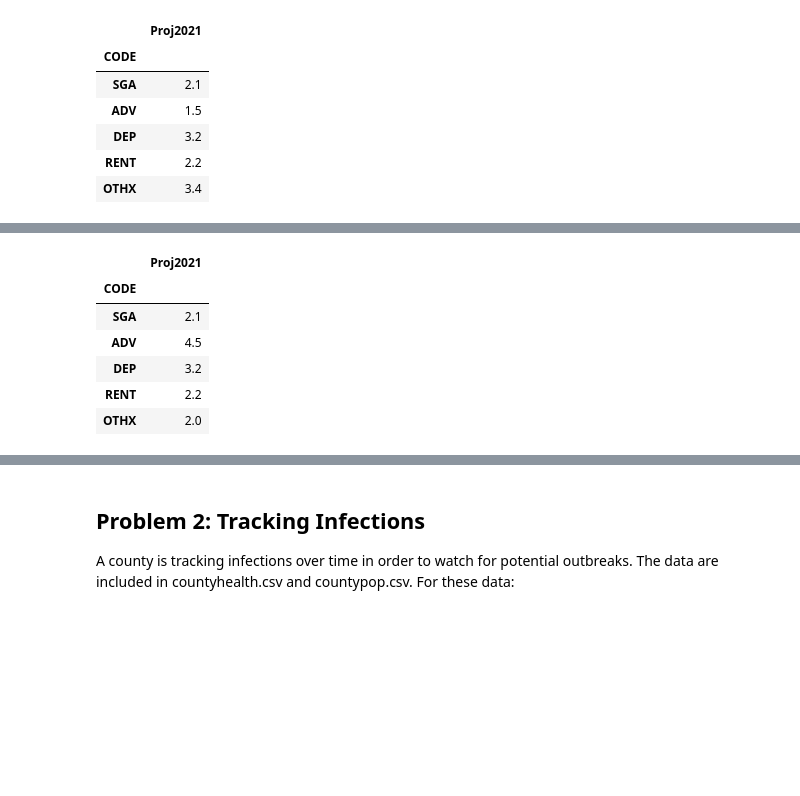
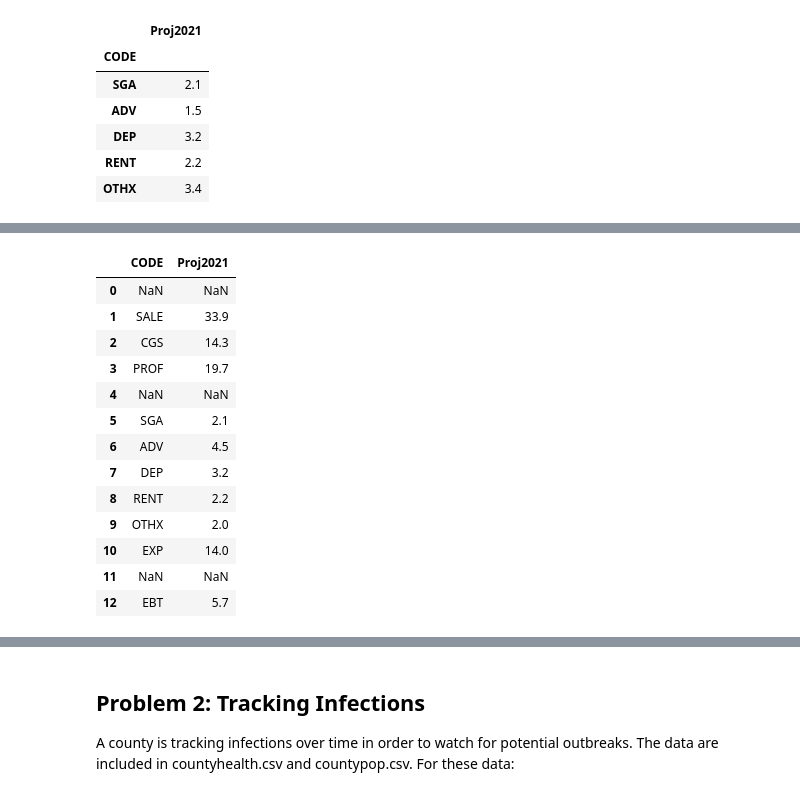
Before and after one commit to AndrewPiasecki/PythonCourse, a Jupyter notebook: Andrew_Piasecki_Assignment5.ipynb, the cells around one changed output, grey strips where cells are left out. Drawn from its saved outputs; the diff is of its cells as text; code cells hidden in the pictures; blank space fills up the shorter version.

```diff
--- a/Andrew_Piasecki_Assignment5.ipynb
+++ b/Andrew_Piasecki_Assignment5.ipynb
@@ -154,12 +159,19 @@ dfdivaproj =
 # %%
 # create sales DataFrame for division B
-dfdivbproj = pd.read_csv('divb-incstmt.csv', skiprows=5, usecols=[0, 5])
-dfdivbproj =
+dfdivbproj = pd.read_csv('/content/sample_data/divb-incstmt.csv', skiprows=5, usecols=[0, 5])
+dfdivbproj
 # %% [output]
-|  | Proj2021 |
-| CODE |  |
-| SGA | 2.1 |
-| ADV | 4.5 |
-| DEP | 3.2 |
-| RENT | 2.2 |
-| OTHX | 2.0 |
+|  | CODE | Proj2021 |
+| 0 | NaN | NaN |
+| 1 | SALE | 33.9 |
+| 2 | CGS | 14.3 |
+| 3 | PROF | 19.7 |
+| 4 | NaN | NaN |
+| 5 | SGA | 2.1 |
+| 6 | ADV | 4.5 |
+| 7 | DEP | 3.2 |
+| 8 | RENT | 2.2 |
+| 9 | OTHX | 2.0 |
+| 10 | EXP | 14.0 |
+| 11 | NaN | NaN |
+| 12 | EBT | 5.7 |
```
Also changed, not shown: parts of 14 cells of this notebook.
